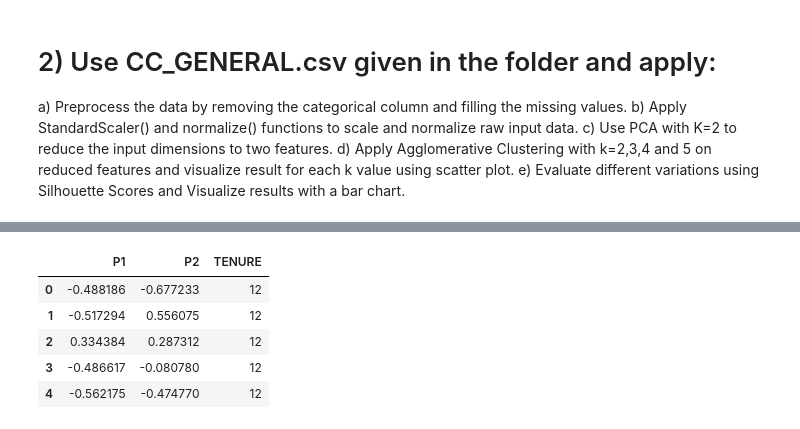
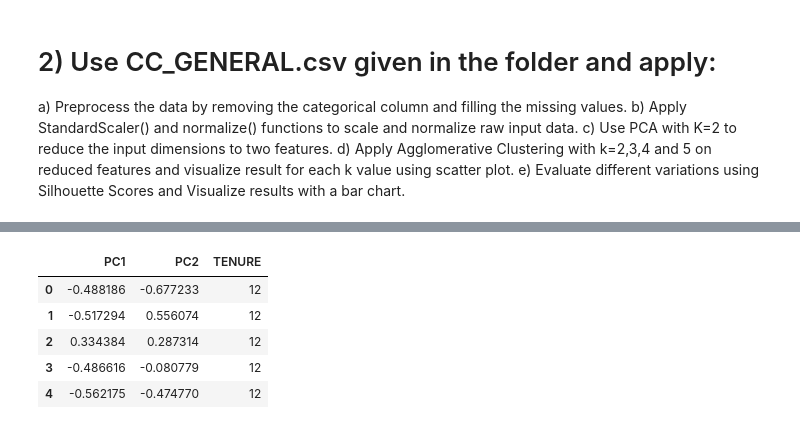
Before and after one commit to kavya4630/Ass6_700730463, a Jupyter notebook: Ass6_700730463.ipynb, the cells around one changed output, grey strips where cells are left out. Drawn from its saved outputs; the diff is of its cells as text; code cells hidden in the pictures.

```diff
--- a/Ass6_700730463.ipynb
+++ b/Ass6_700730463.ipynb
@@ -120,3 +87,0 @@ dataframe.describe()
-# %%
-df = dataframe.drop(['CUST_ID'], axis=1)
-df.head()
@@ -149,6 +108,6 @@ PRC_FULL_PAYMENT                    False
 TENURE                              False
 dtype: bool
 # %%
-df.fillna(dataframe.mean(), inplace=True)
-df.isnull().any()
+data1.fillna(dataframe.mean(), inplace=True)
+data1.isnull().any()
 # %% [output]
@@ -208,16 +167,15 @@ X_normalized = preprocessing.normalize(X_scaled_df)
 X_normalized = pd.DataFrame(X_normalized)
 # %%
 pca2 = PCA(n_components=2)
+#Reducing the dimensionality
 principalComponents = pca2.fit_transform(X_normalized)
-
-principalDf = pd.DataFrame(data = principalComponents, columns = ['P1', 'P2'])
-
+principalDf = pd.DataFrame(data = principalComponents, columns = ['PC1', 'PC2'])
 finalDf = pd.concat([principalDf, df[['TENURE']]], axis = 1)
 finalDf.head()
 # %% [output]
-|  | P1 | P2 | TENURE |
+|  | PC1 | PC2 | TENURE |
 | 0 | -0.488186 | -0.677233 | 12 |
-| 1 | -0.517294 | 0.556075 | 12 |
-| 2 | 0.334384 | 0.287312 | 12 |
-| 3 | -0.486617 | -0.080780 | 12 |
+| 1 | -0.517294 | 0.556074 | 12 |
+| 2 | 0.334384 | 0.287314 | 12 |
+| 3 | -0.486616 | -0.080779 | 12 |
 | 4 | -0.562175 | -0.474770 | 12 |
```
Also changed, not shown: parts of 18 cells of this notebook.
